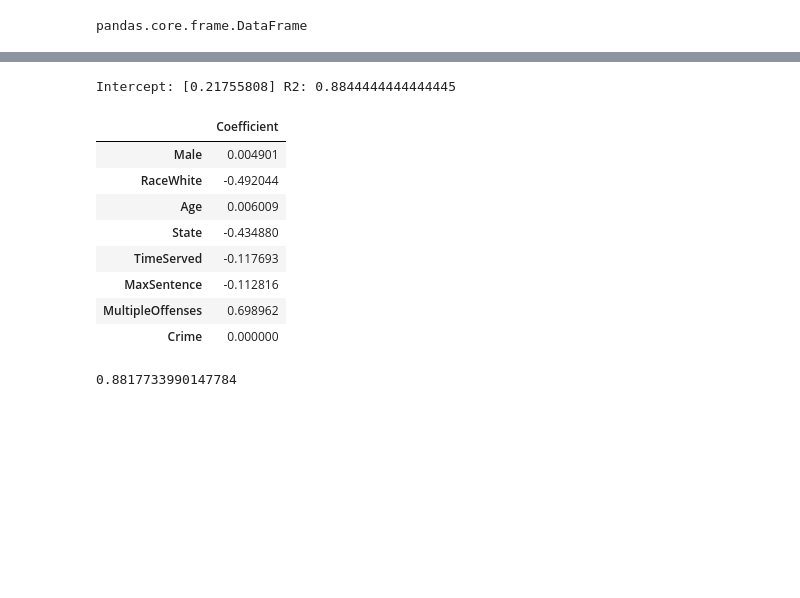
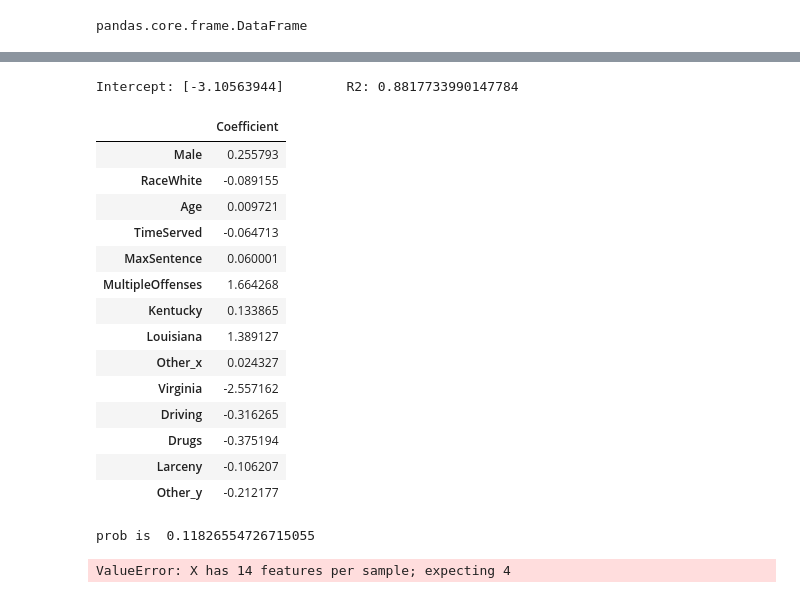
Before and after one commit to MayyarAA/ForecastingNeuralNetworks, a Jupyter notebook: a2/msci433a2.ipynb, the cells around one changed output, grey strips where cells are left out. Cells and saved outputs as stored; diff of their text form; code cells hidden in the pictures; blank space fills up the shorter version.

```diff
--- a/a2/msci433a2.ipynb
+++ b/a2/msci433a2.ipynb
@@ -117,14 +159,3 @@ data2.count()
 type(data2)
 # %% [output]
 pandas.core.frame.DataFrame
-# %%
-# taking care of the categorical columns
-data2.loc[data2.State == 'Kentucky'] = 0
-data2.loc[data2.State == 'Louisiana'] = 1
-data2.loc[data2.State == 'Virginia'] = 2
-data2.loc[data2.State == 'Other'] = 3
-
-data2.loc[data2.Crime == 'Larceny'] = 0
-data2.loc[data2.Crime == 'Drugs'] = 1
-data2.loc[data2.Crime == 'Driving'] = 2
-data2.loc[data2.Crime == 'Other'] = 3
@@ -132,0 +162,11 @@ data2.loc[data2.Crime == 'Other'] = 3
+# %%
+# taking care of the categorical columns
+X_state= pandas.get_dummies(data2.loc[:,"State"])
+X_crime = pandas.get_dummies(data2.loc[:,"Crime"])
+# %%
+data2_nostatecrime = data2.drop(columns=['State','Crime'])
+
+
+data2_categorical_state = pandas.merge(data2_nostatecrime,X_state,left_index=True, right_index=True)
+data2_categorical = pandas.merge(data2_categorical_state,X_crime,left_index=True, right_index=True)
+data2_categorical.head(5)
@@ -146,10 +199,11 @@ Violator            0.115556
 dtype: float64
 # %%
 #2.b.i)
-X=data2.iloc[:,:8]
+X_independent=data2_categorical.drop(columns=['Violator'])
 #print(X.head())
-Y = data2['Violator']
-X_train, X_test, y_train, y_test = train_test_split(X,Y,test_size=0.3 )
+Y = data2_categorical['Violator']
+X_train, X_test, y_train, y_test = train_test_split(X_independent,Y,test_size=0.3 )
 model = LogisticRegression()
 model.fit(X=X_train, y=y_train)
+#solver='lbfgs'
 # %% [output]
@@ -157,16 +218,22 @@ LogisticRegression()
 # %%
 #2.b.i)
-coefficients = pandas.DataFrame(model.coef_.T, X.columns, columns=['Coefficient'])
-print(f'Intercept: {model.intercept_}\tR2: {model.score(X, data2.Violator)}')
+coefficients = pandas.DataFrame(model.coef_.T, X_test.columns, columns=['Coefficient'])
+print(f'Intercept: {model.intercept_}\tR2: {model.score(X_test,y_test)}')
 coefficients
 # %% [output]
-Intercept: [0.21755808] R2: 0.8844444444444445
+Intercept: [-3.10563944]        R2: 0.8817733990147784
 |  | Coefficient |
-| Male | 0.004901 |
-| RaceWhite | -0.492044 |
-| Age | 0.006009 |
-| State | -0.434880 |
-| TimeServed | -0.117693 |
-| MaxSentence | -0.112816 |
-| MultipleOffenses | 0.698962 |
-| Crime | 0.000000 |
+| Male | 0.255793 |
+| RaceWhite | -0.089155 |
+| Age | 0.009721 |
+| TimeServed | -0.064713 |
+| MaxSentence | 0.060001 |
+| MultipleOffenses | 1.664268 |
+| Kentucky | 0.133865 |
+| Louisiana | 1.389127 |
+| Other_x | 0.024327 |
+| Virginia | -2.557162 |
+| Driving | -0.316265 |
+| Drugs | -0.375194 |
+| Larceny | -0.106207 |
+| Other_y | -0.212177 |
@@ -176,5 +240,16 @@ MALE_WHITE_50_MARYLAND =
+# %%
+#2.b.ii)
+MALE_WHITE_50_MARYLAND = -3.10563944+0.255793 +(0.009721)*50  + -0.089155+0.024327 + (-0.064713)*3+0.060001*(12)  + -0.106207
+prob = 1/(1+numpy.power(numpy.e,-MALE_WHITE_50_MARYLAND))
+print("prob is ",prob)
+# %% [output]
+prob is  0.11826554726715055
 # %%
 #2.b.iii)
-model.score(X_test,y_test)
+
+from sklearn.metrics import confusion_matrix
+#confusion_matrix()
+print("model score on testing set ",model.score(X_test,y_test))
+s  = model.predict(X_test,y_test)
 # %% [output]
-0.8817733990147784
+ValueError: X has 14 features per sample; expecting 4
```
Also changed, not shown: parts of 13 cells of this notebook.
